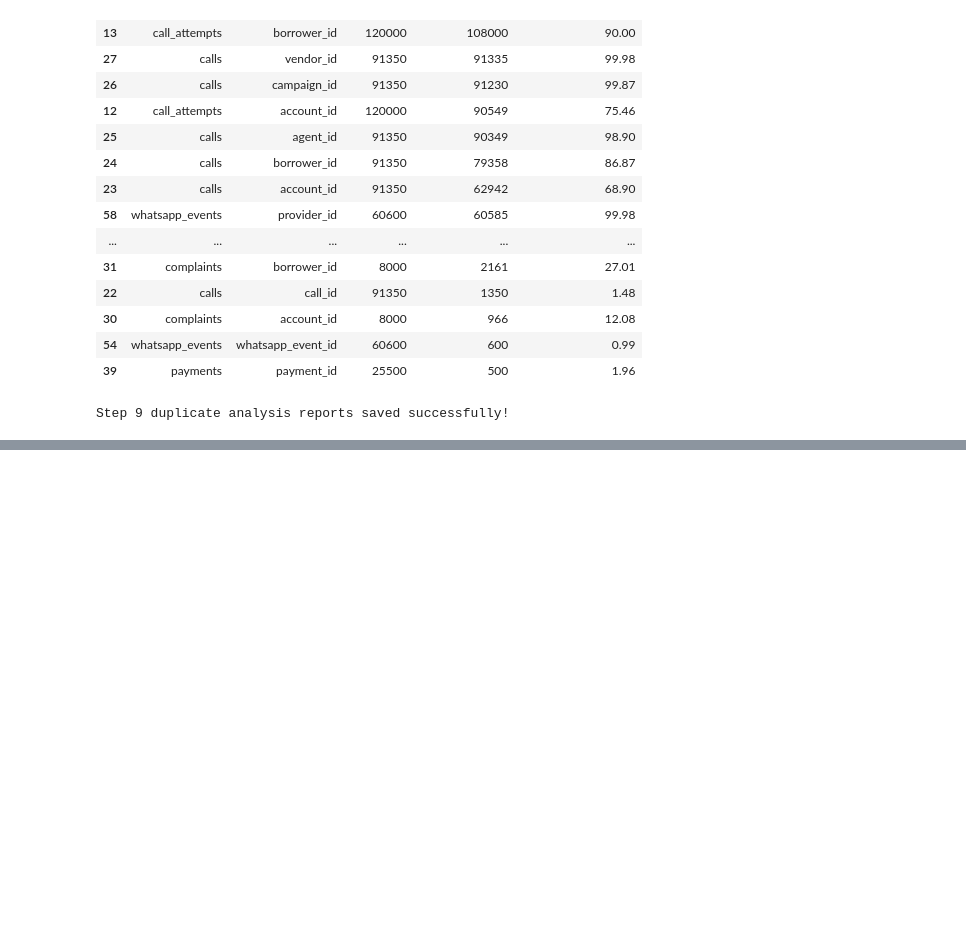
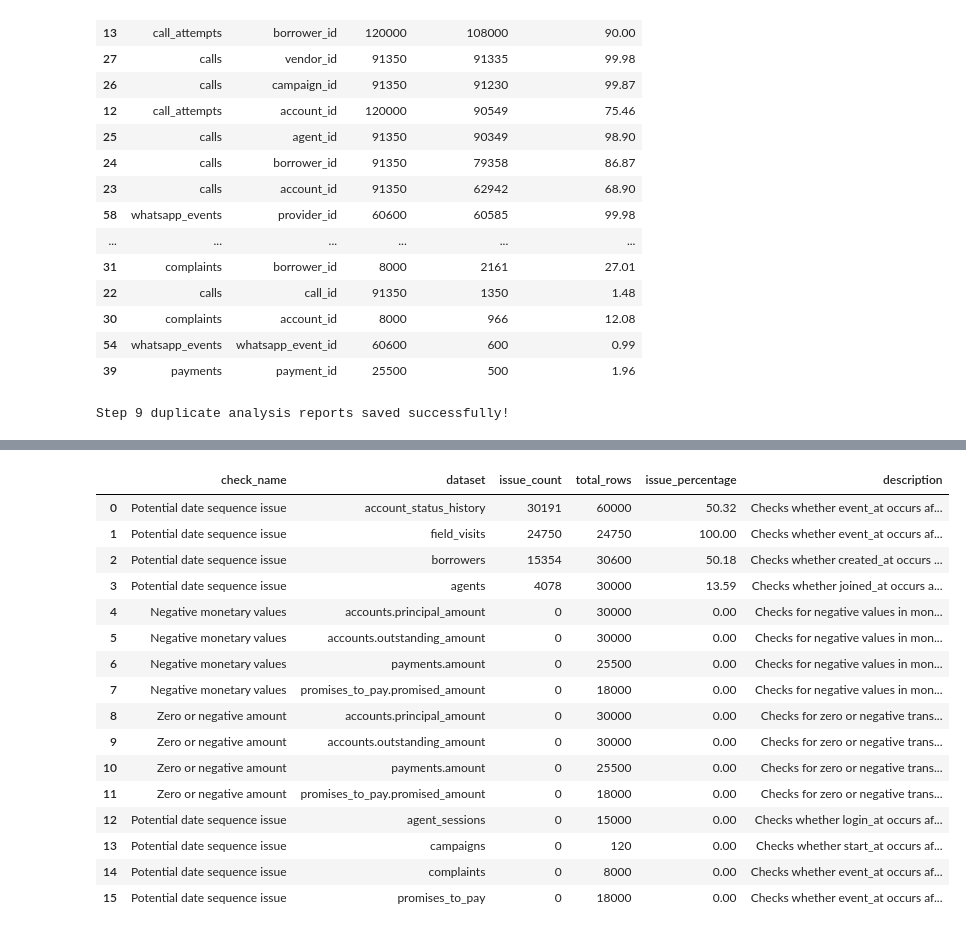
Before and after one commit to Rohit3435/Data_Analyst_Assignment, a Jupyter notebook: Data_Analyst_Project.ipynb, the cells around one changed output, grey strips where cells are left out. Cells and saved outputs as stored; diff of their text form; code cells hidden in the pictures; blank space fills up the shorter version.

Commit message:
Complete Step 10: Data Consistency and Business Rule Validation

```diff
--- a/Data_Analyst_Project.ipynb
+++ b/Data_Analyst_Project.ipynb
@@ -1094,0 +1097,22 @@ Step 9 duplicate analysis reports saved successfully!
+# %%
+
+validation_results = []
+
+def add_validation_result(
+    check_name,
+    dataset,
+    issue_count,
+    total_rows,
+    description
+):
+    validation_results.append({
+        "check_name": check_name,
+        "dataset": dataset,
+        "issue_count": issue_count,
+        "total_rows": total_rows,
+        "issue_percentage": round(
+            (issue_count / total_rows) * 100,
+            2
+        ) if total_rows > 0 else 0,
+        "description": description
+    })
@@ -1094,0 +1248,36 @@ Step 9 duplicate analysis reports saved successfully!
+# %%
+validation_results_df = pd.DataFrame(
+    validation_results
+)
+
+validation_results_df = (
+    validation_results_df
+    .sort_values(
+        by=[
+            "issue_count",
+            "issue_percentage"
+        ],
+        ascending=False
+    )
+    .reset_index(drop=True)
+)
+
+validation_results_df
+# %% [output]
+|  | check_name | dataset | issue_count | total_rows | issue_percentage | description |
+| 0 | Potential date sequence issue | account_status_history | 30191 | 60000 | 50.32 | Checks whether event_at occurs af... |
+| 1 | Potential date sequence issue | field_visits | 24750 | 24750 | 100.00 | Checks whether event_at occurs af... |
+| 2 | Potential date sequence issue | borrowers | 15354 | 30600 | 50.18 | Checks whether created_at occurs ... |
+| 3 | Potential date sequence issue | agents | 4078 | 30000 | 13.59 | Checks whether joined_at occurs a... |
+| 4 | Negative monetary values | accounts.principal_amount | 0 | 30000 | 0.00 | Checks for negative values in mon... |
+| 5 | Negative monetary values | accounts.outstanding_amount | 0 | 30000 | 0.00 | Checks for negative values in mon... |
+| 6 | Negative monetary values | payments.amount | 0 | 25500 | 0.00 | Checks for negative values in mon... |
+| 7 | Negative monetary values | promises_to_pay.promised_amount | 0 | 18000 | 0.00 | Checks for negative values in mon... |
+| 8 | Zero or negative amount | accounts.principal_amount | 0 | 30000 | 0.00 | Checks for zero or negative trans... |
+| 9 | Zero or negative amount | accounts.outstanding_amount | 0 | 30000 | 0.00 | Checks for zero or negative trans... |
+| 10 | Zero or negative amount | payments.amount | 0 | 25500 | 0.00 | Checks for zero or negative trans... |
+| 11 | Zero or negative amount | promises_to_pay.promised_amount | 0 | 18000 | 0.00 | Checks for zero or negative trans... |
+| 12 | Potential date sequence issue | agent_sessions | 0 | 15000 | 0.00 | Checks whether login_at occurs af... |
+| 13 | Potential date sequence issue | campaigns | 0 | 120 | 0.00 | Checks whether start_at occurs af... |
+| 14 | Potential date sequence issue | complaints | 0 | 8000 | 0.00 | Checks whether event_at occurs af... |
+| 15 | Potential date sequence issue | promises_to_pay | 0 | 18000 | 0.00 | Checks whether event_at occurs af... |
```
Also changed, not shown: parts of 7 cells of this notebook, 2 other files.
